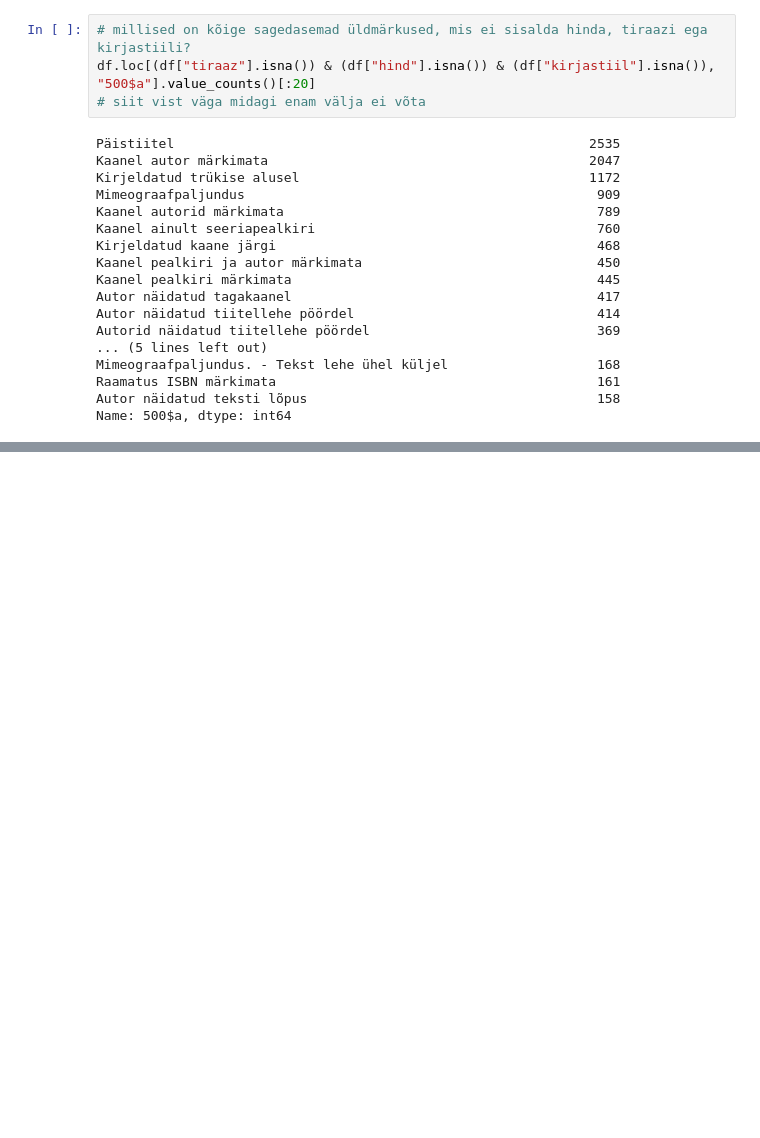
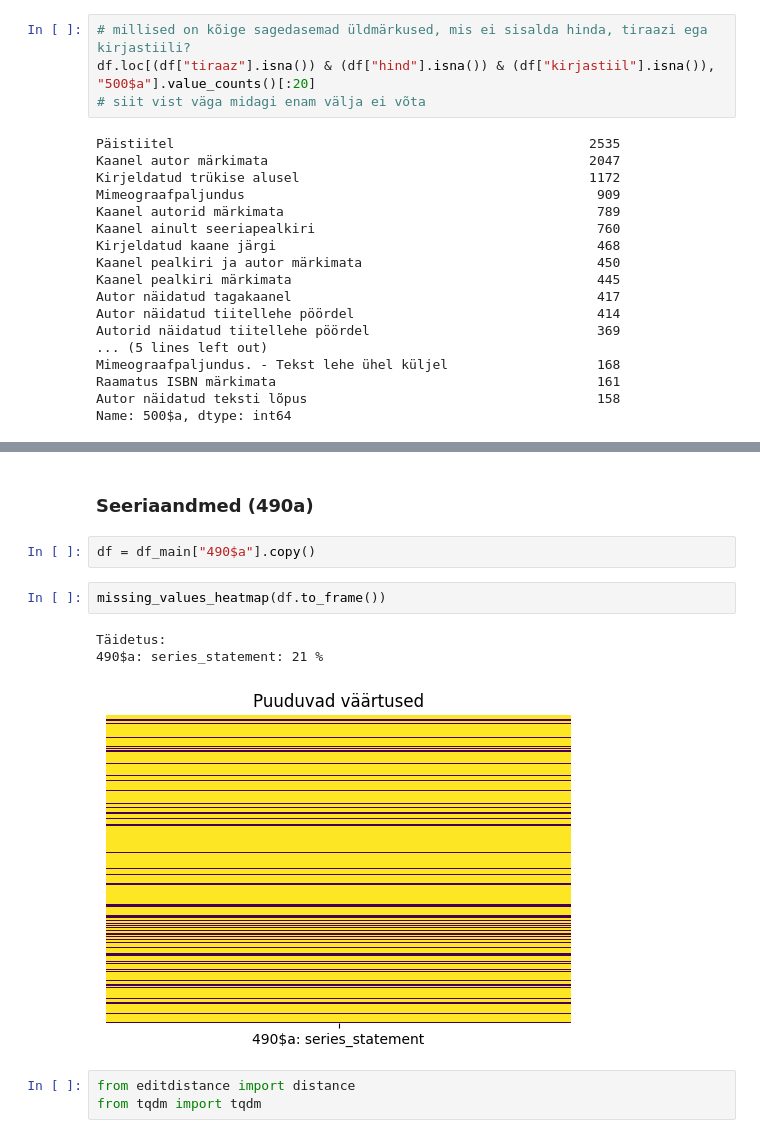
Before and after one commit to RaRa-digiLab/enb-curator, a Jupyter notebook: notebooks/filter-and-clean.ipynb, the cells around one changed output, grey strips where cells are left out. Drawn from its saved outputs; the diff is of its cells as text; blank space fills up the shorter version.

```diff
--- a/notebooks/filter-and-clean.ipynb
+++ b/notebooks/filter-and-clean.ipynb
@@ -976,0 +1062,13 @@ Name: 500$a, dtype: int64
+# %% [markdown]
+### Seeriaandmed (490a)
+# %%
+df = df_main["490$a"].copy()
+# %%
+missing_values_heatmap(df.to_frame())
+# %% [output]
+Täidetus:
+490$a: series_statement: 21 %
+[figure, added]
+# %%
+from editdistance import distance
+from tqdm import tqdm
```
Also changed, not shown: parts of 15 cells of this notebook.
